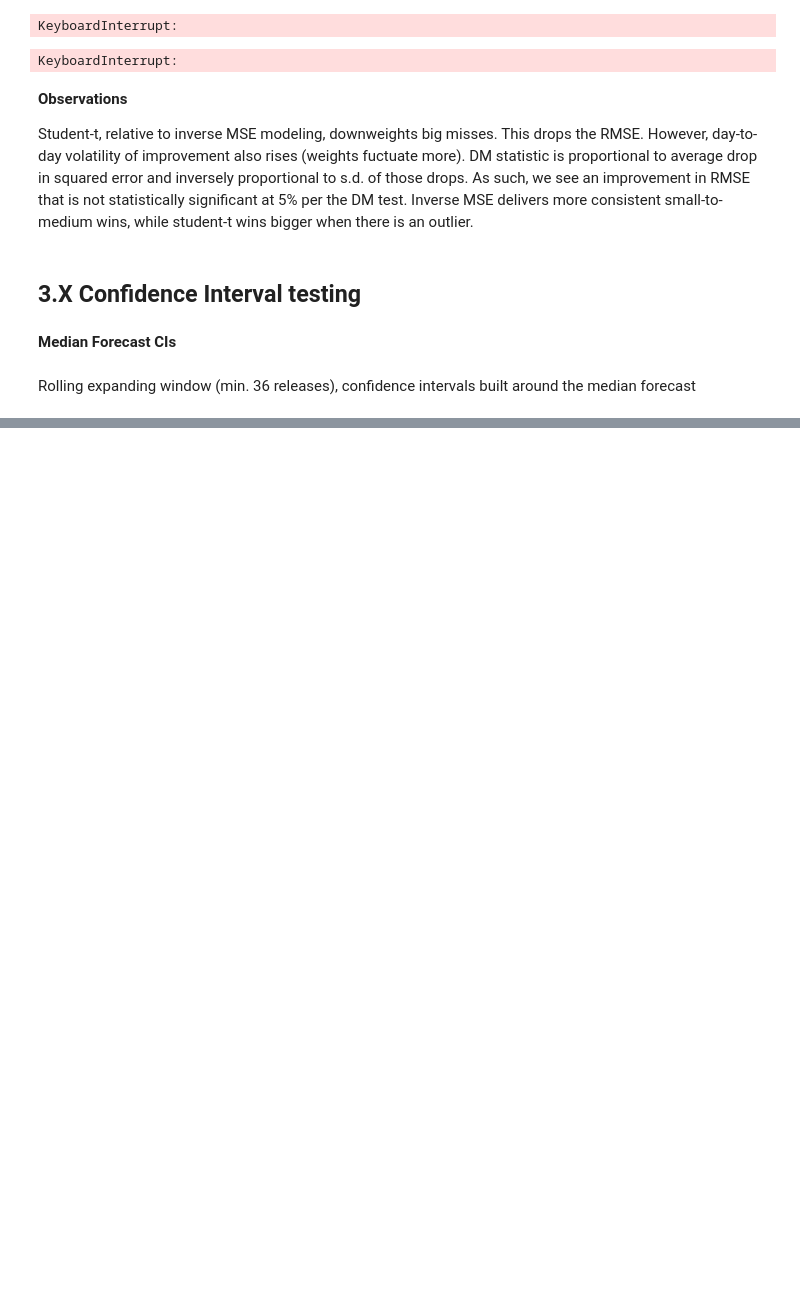
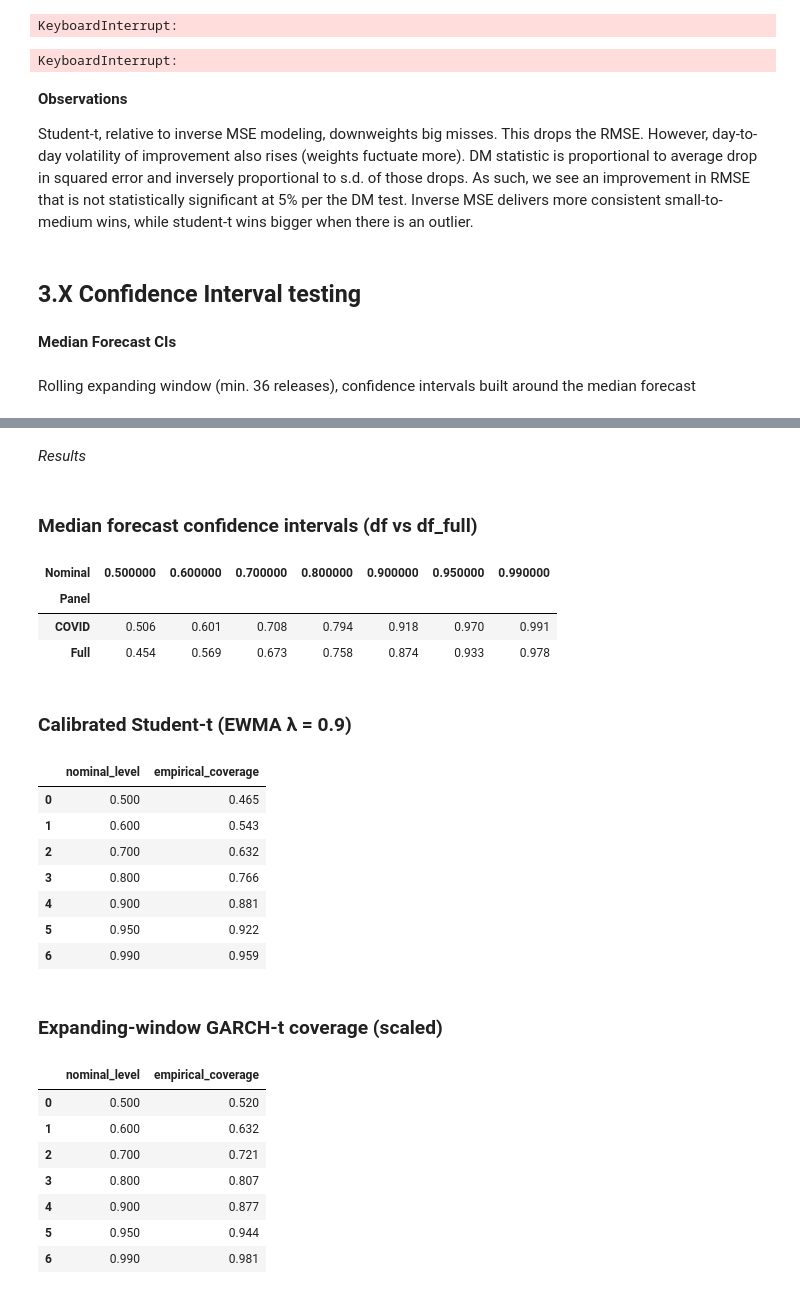
Before and after one commit to nicwjh/nfp-forecasting, a Jupyter notebook: notebooks/nfp_3_point.ipynb, the cells around one changed output, grey strips where cells are left out. Drawn from its saved outputs; the diff is of its cells as text; code cells hidden in the pictures; blank space fills up the shorter version.

```diff
--- a/notebooks/nfp_3_point.ipynb
+++ b/notebooks/nfp_3_point.ipynb
@@ -1097,9 +1013,4 @@ Expanding-window γ-calibrated Student-t coverage:
 # %%
-import numpy as np, pandas as pd, scipy.stats as st
-from collections import defaultdict
-from tqdm.auto import tqdm
-from arch.univariate import ConstantMean, GARCH, StudentsT
-
 # ───────────────────────── parameters ─────────────────────────
 MIN_TRAIN = 36                         # releases before first band
 LEVELS    = [0.50, 0.60, 0.70, 0.80, 0.90, 0.95, 0.99]
@@ -1151,10 +1062,7 @@ for i in tqdm(range(MIN_TRAIN, len(per_rel)), desc="Expanding GARCH-t CI"):
     totN += 1
 
 # ───────────────────── coverage summary ───────────────────────
-summary = pd.DataFrame({
+garch_summary = pd.DataFrame({
     "nominal_level":      LEVELS,
     "empirical_coverage": [hits[L] / totN for L in LEVELS]
 })
-
-print("\nExpanding-window GARCH-t coverage (scaled):")
-print(summary.to_string(index=False, float_format="{:.3f}".format))
@@ -1365,0 +1069,35 @@ Smart inverse-MSE CI coverage — 12-month window (COVID-filtered df)
+# %% [markdown]
+*Results*
+# %%
+display(Markdown("### Median forecast confidence intervals (df vs df_full)"))
+display(median_coverage_df.style.format("{:.3f}"))
+
+display(Markdown("### Calibrated Student-t (EWMA λ = 0.9)"))
+display(calibratedt_summary.style.format("{:.3f}"))
+
+display(Markdown("### Expanding-window GARCH-t coverage (scaled)"))
+display(garch_summary.style.format("{:.3f}"))
+# %% [output]
+### Median forecast confidence intervals (df vs df_full)
+| Nominal | 0.500000 | 0.600000 | 0.700000 | 0.800000 | 0.900000 | 0.950000 | 0.990000 |
+| Panel |  |  |  |  |  |  |  |
+| COVID | 0.506 | 0.601 | 0.708 | 0.794 | 0.918 | 0.970 | 0.991 |
+| Full | 0.454 | 0.569 | 0.673 | 0.758 | 0.874 | 0.933 | 0.978 |
+### Calibrated Student-t (EWMA λ = 0.9)
+|  | nominal_level | empirical_coverage |
+| 0 | 0.500 | 0.465 |
+| 1 | 0.600 | 0.543 |
+| 2 | 0.700 | 0.632 |
+| 3 | 0.800 | 0.766 |
+| 4 | 0.900 | 0.881 |
+| 5 | 0.950 | 0.922 |
+| 6 | 0.990 | 0.959 |
+### Expanding-window GARCH-t coverage (scaled)
+|  | nominal_level | empirical_coverage |
+| 0 | 0.500 | 0.520 |
+| 1 | 0.600 | 0.632 |
+| 2 | 0.700 | 0.721 |
+| 3 | 0.800 | 0.807 |
+| 4 | 0.900 | 0.877 |
+| 5 | 0.950 | 0.944 |
+| 6 | 0.990 | 0.981 |
```
Also changed, not shown: parts of 10 cells of this notebook.
